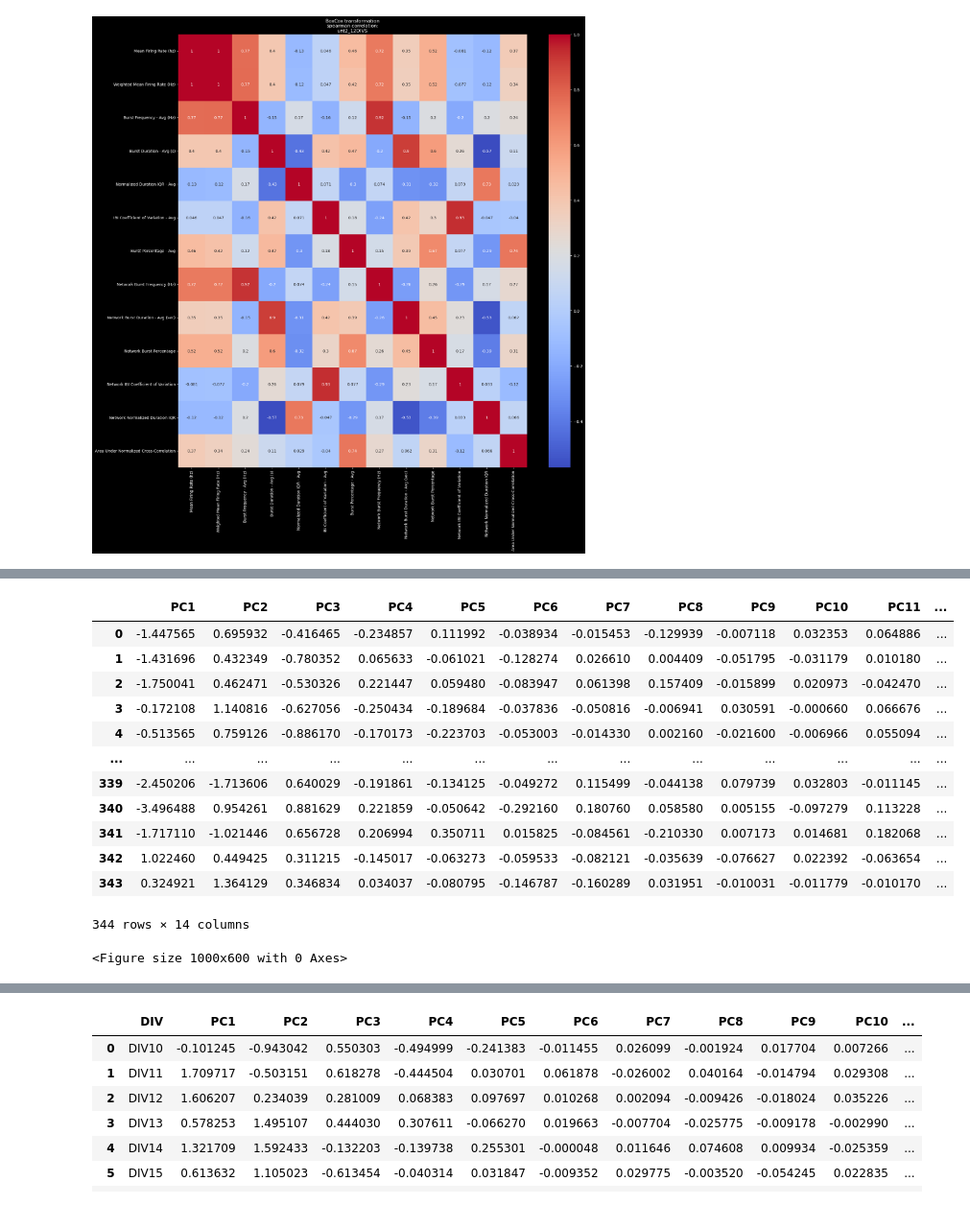
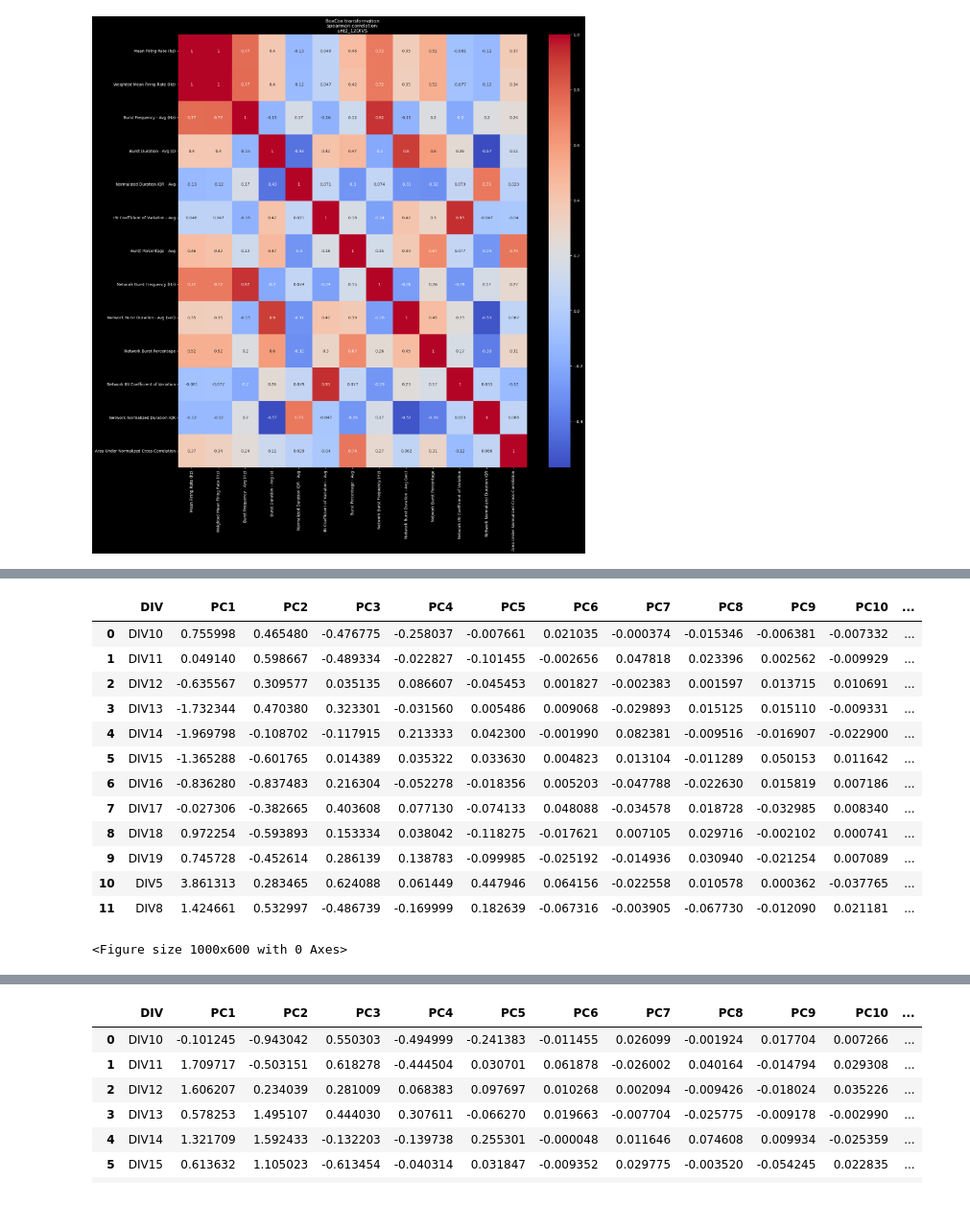
Before and after one commit to soderling-lab/MicroElectrodeArrayAnalysis, a Jupyter notebook: analysis/pca.ipynb, the cells around one changed output, grey strips where cells are left out. Shown at 96% size. Cells and saved outputs as stored; diff of their text form; code cells hidden in the pictures.

```diff
--- a/analysis/pca.ipynb
+++ b/analysis/pca.ipynb
@@ -41,6 +41,8 @@ firstTableHeading = "Mean Firing Rate (hz)"
 FOLDER_PATH = f"{parent}/data/DATA for PCA for Pooja/" #
 folder_dict = {}
 
+CONTROL = 'unt2'
+MUTANT = 'GPR37L 1'
 ## WALK Through folder of interest
 for dirpath, dirnames, filenames in os.walk(FOLDER_PATH):
     if dirpath != FOLDER_PATH:
@@ -256,8 +210,8 @@ for day, dct in DIVS.items():
     untdict = copy.deepcopy(dct)
     mutdict = copy.deepcopy(dct)
     for (test), df in untdict.items():
-        untdict[(test)]= keep_genes(df, 'unt2')
-        mutdict[(test)] = keep_genes(df, 'GPR37L 1')
+        untdict[(test)]= keep_genes(df, CONTROL)
+        mutdict[(test)] = keep_genes(df, MUTANT)
     DIVSU[day]=untdict
     DIVSM[day]=mutdict
 DIVSU.keys()
@@ -301,8 +255,8 @@ def transform_dict(daysDict, gene):
         sf = pd.concat([sf, smrow], ignore_index=True)
     sf.reset_index(drop=True, inplace=True)
     return sf
-sf = transform_dict(DIVSU, 'unt2')
-mf = transform_dict(DIVSM, 'GPR37L 1')
-mf
+sf = transform_dict(DIVSU, CONTROL)
+mf = transform_dict(DIVSM, MUTANT)
+sf
 # %% [output]
 |  | Mean Firing Rate (hz) | Number of Active Electrodes | Weighted Mean Firing Rate (Hz) | Number of Bursting Electrodes | ... |
@@ -567,33 +544,41 @@ Name: DIV, Length: 344, dtype: object
 # %%
 ## PCA on BC and log
 ## initial PCA on unt2, div5 included or not. ur choice. c
 plt.figure(figsize=(10, 6))
 
-DATA, DAYS, TYPE  = norm_sf5, DIVS_SF5, 'sansDIV5' # CHANGE HERE
+DATA, DAYS, OGTYPE  = norm_sf, DIVS_SF, 'allDIVS' # CHANGE HERE
 if 'DIV' in DATA.columns:
     DATA.drop(columns='DIV', inplace=True)
 pca = PCA(n_components=DATA.shape[1])
 principalComponent = pca.fit_transform(DATA) ## CHANGE DATASET
+
+## u want to flip any loading?
+# modified_loadings = pca.components_.copy() ## each array is a PC. 13 inner most arrays are taht PC vals for all features.
+# modified_loadings[2] *= -1
+# # pca.components_
+# mod_prinComp = DATA.dot(modified_loadings.T) # data rxf, loadings pc x f. need transpose so r x pc
+# mod_prinComp
 # convert principalComponent np array to df
 pca_df = pd.DataFrame(data = principalComponent, columns = [f'PC{i}' for i in range(1, DATA.shape[1]+1)])
 assert(DATA.shape[0] == DAYS.shape[0])
 pca_df['DIV'] = DAYS
 
 # ## avg all replicates for each DIV along test
 pca_avg = pca_df.groupby('DIV', as_index=False).mean()
-pca_df
+# modified_loadings.T
+pca_avg
 # %% [output]
-|  | PC1 | PC2 | PC3 | PC4 | PC5 | PC6 | PC7 | PC8 | PC9 | PC10 | PC11 | ... |
-| 0 | -1.447565 | 0.695932 | -0.416465 | -0.234857 | 0.111992 | -0.038934 | -0.015453 | -0.129939 | -0.007118 | 0.032353 | 0.064886 | ... |
-| 1 | -1.431696 | 0.432349 | -0.780352 | 0.065633 | -0.061021 | -0.128274 | 0.026610 | 0.004409 | -0.051795 | -0.031179 | 0.010180 | ... |
-| 2 | -1.750041 | 0.462471 | -0.530326 | 0.221447 | 0.059480 | -0.083947 | 0.061398 | 0.157409 | -0.015899 | 0.020973 | -0.042470 | ... |
-| 3 | -0.172108 | 1.140816 | -0.627056 | -0.250434 | -0.189684 | -0.037836 | -0.050816 | -0.006941 | 0.030591 | -0.000660 | 0.066676 | ... |
-| 4 | -0.513565 | 0.759126 | -0.886170 | -0.170173 | -0.223703 | -0.053003 | -0.014330 | 0.002160 | -0.021600 | -0.006966 | 0.055094 | ... |
-| ... | ... | ... | ... | ... | ... | ... | ... | ... | ... | ... | ... | ... |
-| 339 | -2.450206 | -1.713606 | 0.640029 | -0.191861 | -0.134125 | -0.049272 | 0.115499 | -0.044138 | 0.079739 | 0.032803 | -0.011145 | ... |
-| 340 | -3.496488 | 0.954261 | 0.881629 | 0.221859 | -0.050642 | -0.292160 | 0.180760 | 0.058580 | 0.005155 | -0.097279 | 0.113228 | ... |
-| 341 | -1.717110 | -1.021446 | 0.656728 | 0.206994 | 0.350711 | 0.015825 | -0.084561 | -0.210330 | 0.007173 | 0.014681 | 0.182068 | ... |
-| 342 | 1.022460 | 0.449425 | 0.311215 | -0.145017 | -0.063273 | -0.059533 | -0.082121 | -0.035639 | -0.076627 | 0.022392 | -0.063654 | ... |
-| 343 | 0.324921 | 1.364129 | 0.346834 | 0.034037 | -0.080795 | -0.146787 | -0.160289 | 0.031951 | -0.010031 | -0.011779 | -0.010170 | ... |
+|  | DIV | PC1 | PC2 | PC3 | PC4 | PC5 | PC6 | PC7 | PC8 | PC9 | PC10 | ... |
+| 0 | DIV10 | 0.755998 | 0.465480 | -0.476775 | -0.258037 | -0.007661 | 0.021035 | -0.000374 | -0.015346 | -0.006381 | -0.007332 | ... |
+| 1 | DIV11 | 0.049140 | 0.598667 | -0.489334 | -0.022827 | -0.101455 | -0.002656 | 0.047818 | 0.023396 | 0.002562 | -0.009929 | ... |
+| 2 | DIV12 | -0.635567 | 0.309577 | 0.035135 | 0.086607 | -0.045453 | 0.001827 | -0.002383 | 0.001597 | 0.013715 | 0.010691 | ... |
+| 3 | DIV13 | -1.732344 | 0.470380 | 0.323301 | -0.031560 | 0.005486 | 0.009068 | -0.029893 | 0.015125 | 0.015110 | -0.009331 | ... |
+| 4 | DIV14 | -1.969798 | -0.108702 | -0.117915 | 0.213333 | 0.042300 | -0.001990 | 0.082381 | -0.009516 | -0.016907 | -0.022900 | ... |
+| 5 | DIV15 | -1.365288 | -0.601765 | 0.014389 | 0.035322 | 0.033630 | 0.004823 | 0.013104 | -0.011289 | 0.050153 | 0.011642 | ... |
+| 6 | DIV16 | -0.836280 | -0.837483 | 0.216304 | -0.052278 | -0.018356 | 0.005203 | -0.047788 | -0.022630 | 0.015819 | 0.007186 | ... |
+| 7 | DIV17 | -0.027306 | -0.382665 | 0.403608 | 0.077130 | -0.074133 | 0.048088 | -0.034578 | 0.018728 | -0.032985 | 0.008340 | ... |
+| 8 | DIV18 | 0.972254 | -0.593893 | 0.153334 | 0.038042 | -0.118275 | -0.017621 | 0.007105 | 0.029716 | -0.002102 | 0.000741 | ... |
+| 9 | DIV19 | 0.745728 | -0.452614 | 0.286139 | 0.138783 | -0.099985 | -0.025192 | -0.014936 | 0.030940 | -0.021254 | 0.007089 | ... |
+| 10 | DIV5 | 3.861313 | 0.283465 | 0.624088 | 0.061449 | 0.447946 | 0.064156 | -0.022558 | 0.010578 | 0.000362 | -0.037765 | ... |
+| 11 | DIV8 | 1.424661 | 0.532997 | -0.486739 | -0.169999 | 0.182639 | -0.067316 | -0.003905 | -0.067730 | -0.012090 | 0.021181 | ... |
-344 rows × 14 columns
+<Figure size 1000x600 with 0 Axes>
-<Figure size 1000x600 with 0 Axes>
```
Also changed, not shown: parts of 23 cells of this notebook.
